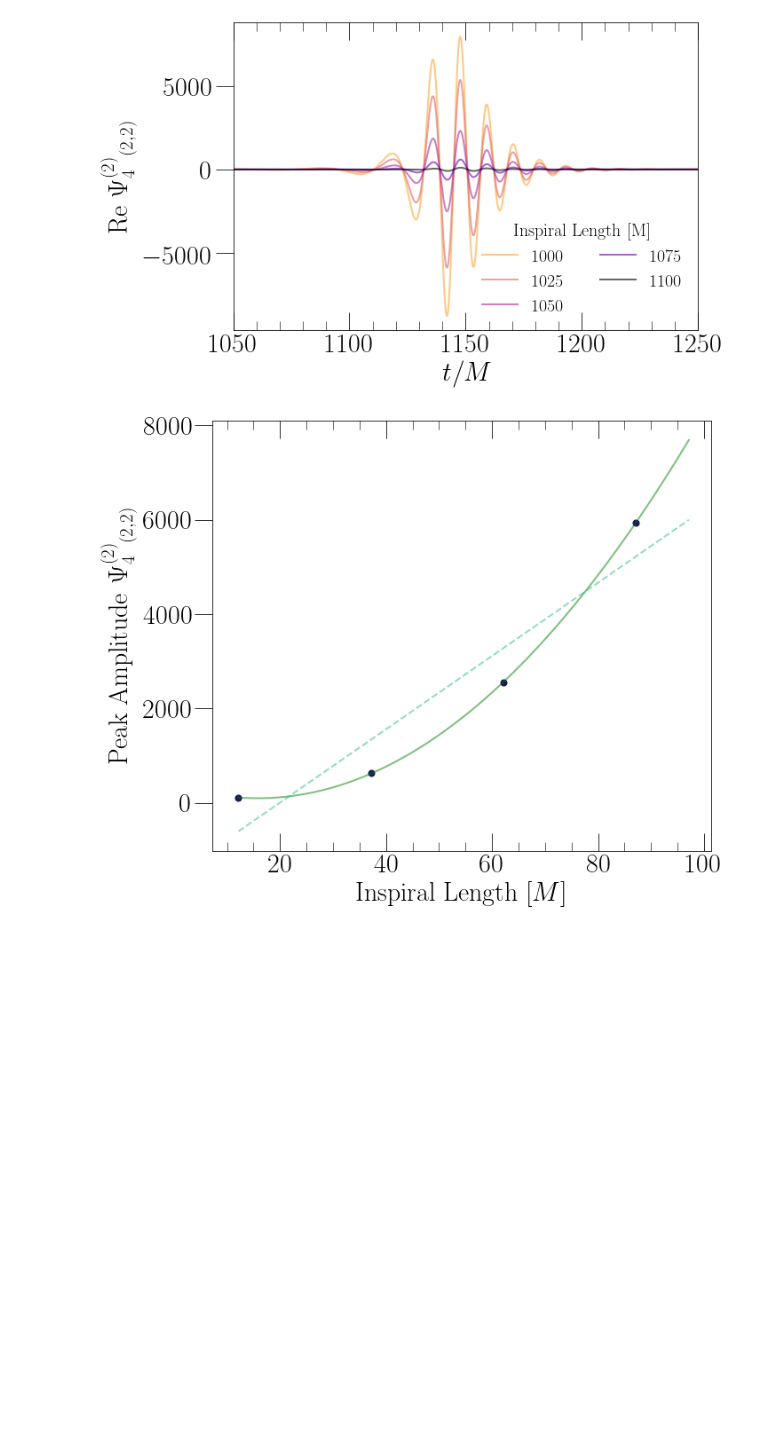
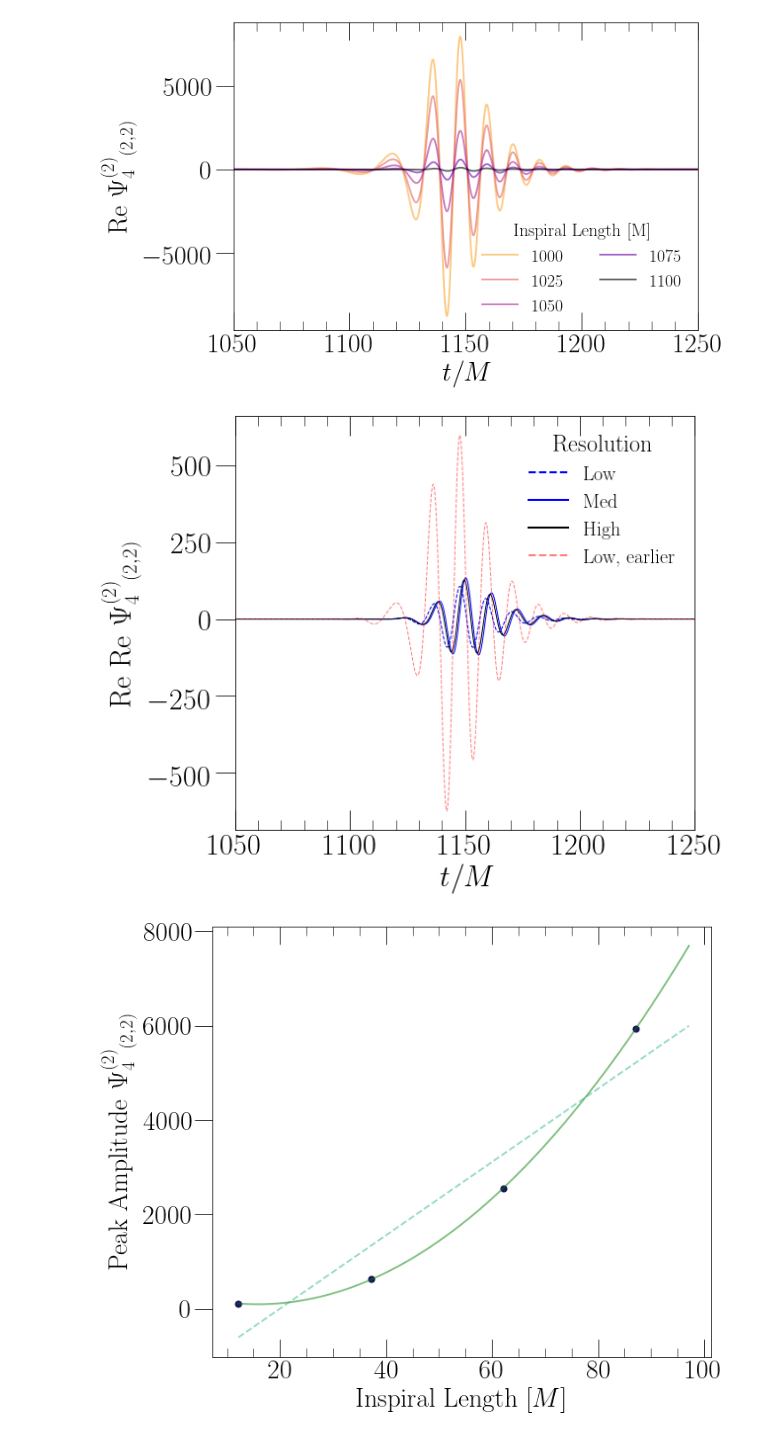
Before and after one commit to mariaokounkova/EDGB, a Jupyter notebook: NonSpinning/EDGB_GW.ipynb, the cells around one changed output. Drawn from its saved outputs; the diff is of its cells as text; code cells hidden in the pictures; blank space fills up the shorter version.

```diff
--- a/NonSpinning/EDGB_GW.ipynb
+++ b/NonSpinning/EDGB_GW.ipynb
@@ -188,53 +188,53 @@ SecularRegimePlot()
 # %%
 ## Plot around t_s = 2100
 def LIGOBucketPlot():
 
 
     figname = 'LIGOBuckethPsi4'
-    start_arr = [2350, 2425, 2450, 2475, 2500]
-    ramp_arr = [100, 25, 25, 25, 25]
+    start_arr = [1000, 1025, 1050, 1075, 1100]
+    ramp = 25
 
     cmap = matplotlib.cm.get_cmap('plasma')
     colors = [cmap(float(i)/3) for i in range(3)][::-1]
 
-    f, ax = plt.subplots(1, figsize=(12,9))
+    f, ax = plt.subplots(1, figsize=(9,7))
 
-    def GrabData(start, ramp, lev=0):
-        #time, data = GethPsi4Mode(ev_dir(start, lev=lev, ramp_time=ramp), radius=0)
-        time, data = GethPsi4ModeExtrapolated(ex_dir(start, ramp, lev=lev))
-        time = SubtractPeakTimeMode(time, data)
-
-        #time, data = CutTimes(time, data, -150, 150)
+    def GrabData(start, lev):
+        p = "/Users/mokounkova/EDGB/NonSpinning/Data/" + str(start) \
+            + "/BBH_SKS_d10.8_q1_sA_0_0_0_sB_0_0_0/Lev" + str(lev) + "/"
+        time, data = GethPsi4ModeExtrapolated(p)
         return time, data
 
-    #time, data = GrabData(2050, lev=0)
-    #ax.plot(time, data, color = 'blue', label='Earlier start, Low', lw=1.0, ls='--',alpha=0.5)
 
-    ## Plot 2100 line and errors
-    for lev, lab, color in zip([0], ['Low', 'Med', 'High'], colors):
-        time, data = GrabData(2500, 25, lev=lev)
-        ax.plot(time, data, alpha=1.0, label=lab,lw=1.0,color=color)
+    time, data = GrabData(1100, lev=0)
+    ax.plot(time, data, color = 'blue', label='Low', lw=1.0, ls='--',alpha=1.0)
 
-    time, data = GrabData(2475, 25, lev=0)
-    ax.plot(time, data, color = 'blue', lw=1.0, alpha=1.0, ls='--',label='Earlier start')
+    time, data = GrabData(1100, lev=1)
+    ax.plot(time, data, color = 'blue', label='Med', lw=1.0, ls='-',alpha=1.0)
 
-    #time, data = GrabData(2000, lev=0)
-    #ax.plot(time, data, color = 'blue', lw=0.5, alpha=1.0, ls='--',label='Earlier start')
+    time, data = GrabData(1100, lev=2)
+    ax.plot(time, data, color = 'black', label='High', lw=1.0, ls='-',alpha=1.0)
 
-    legend = ax.legend(fontsize=24, loc='upper left', frameon=False, ncol=1, title='Resolution')
+    time, data = GrabData(1075, lev=0)
+    ax.plot(time, data, color = 'red', label='Low, earlier', lw=1.0, ls='--',alpha=0.5)
+
+
+    legend = ax.legend(fontsize=20, loc='best', frameon=False, ncol=1, title='Resolution')
     for legobj in legend.legendHandles:
         legobj.set_linewidth(2.0)
-    plt.setp(legend.get_title(),fontsize=26)
-    ax.set_ylabel('Re ' + LabelsDict[GethPsi4ModeExtrapolated] + str(mode), fontsize=30)
-    #ax.set_xlim(-80, 80)
+    plt.setp(legend.get_title(),fontsize=24)
+    ax.set_ylabel('Re Re $\Psi_4^{(2)} {}_{(2,2)}$', fontsize=30)
+    ax.set_xlim(1050, 1250)
 
-    ax.set_xlabel('$(t - t_\mathrm{peak})/M$', fontsize=30)
+    ax.set_xlabel('$t/M$', fontsize=30)
 
     plt.tight_layout()
     plt.savefig(figname + '.pdf')
     plt.show()
 
 LIGOBucketPlot()
+# %% [output]
+[figure, added]
 # %%
 ## Peak amplitude plot
 def PeakAmplitudesPlot():
```
Also changed, not shown: parts of 1 cell of this notebook, 1 other file.
